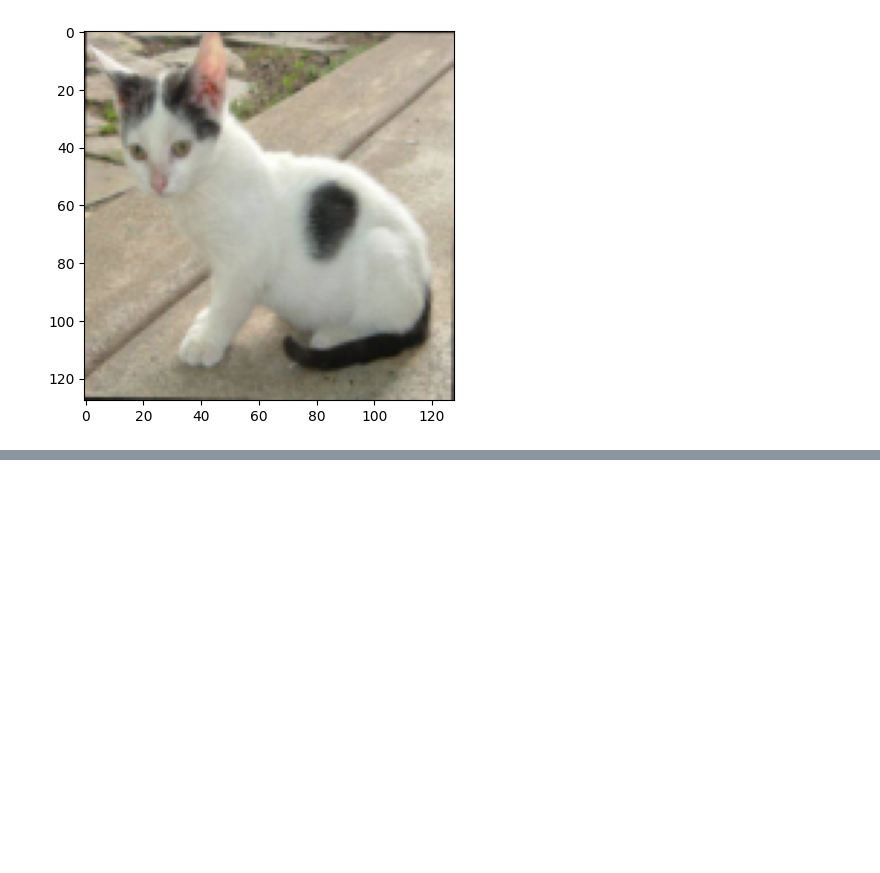
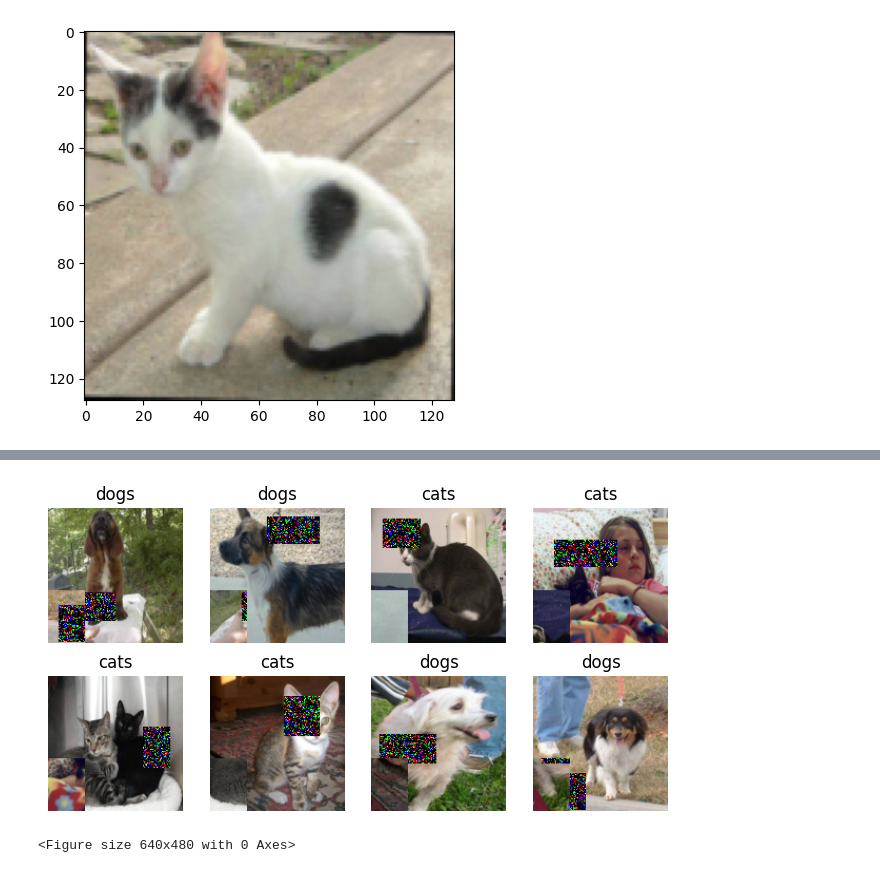
Before and after one commit to PauloPHPC/UMINHO-Visao-por-Computador, a Jupyter notebook: AULA 9/3-empty.ipynb, the cells around one changed output, grey strips where cells are left out. Cells and saved outputs as stored; diff of their text form; code cells hidden in the pictures; blank space fills up the shorter version.

```diff
--- a/AULA 9/3-empty.ipynb
+++ b/AULA 9/3-empty.ipynb
@@ -134,0 +161,24 @@ plt.imshow(np.transpose(transf_img.numpy(),(1,2,0)))
+# %%
+transform2 = v2.Compose(
+    [
+        v2.Resize((img_size, img_size)),
+        v2.ToImage(),
+        v2.ToDtype(torch.float32, scale=True),
+    ]
+)
+
+train_set = torchvision.datasets.ImageFolder(root=data_dir, transform=transform)
+train_loader = torch.utils.data.DataLoader(train_set, batch_size=BATCH_SIZE,shuffle=True)
+
+cutmix = v2.CutMix(num_classes=2)
+mixup = v2.MixUp(num_classes=2)
+
+cutmix_or_mixup = v2.RandomChoice([cutmix, mixup],[0.5,0.5])
+
+imgs, labels = next(iter(train_loader))
+imgs2, labels2 = cutmix_or_mixup(imgs, labels)
+
+vcpi_util.show_images(2,4,imgs2,labels, train_set.classes)
+# %% [output]
+[figure, added]
+<Figure size 640x480 with 0 Axes>
```
Also changed, not shown: parts of 11 cells of this notebook, 2 other files.
